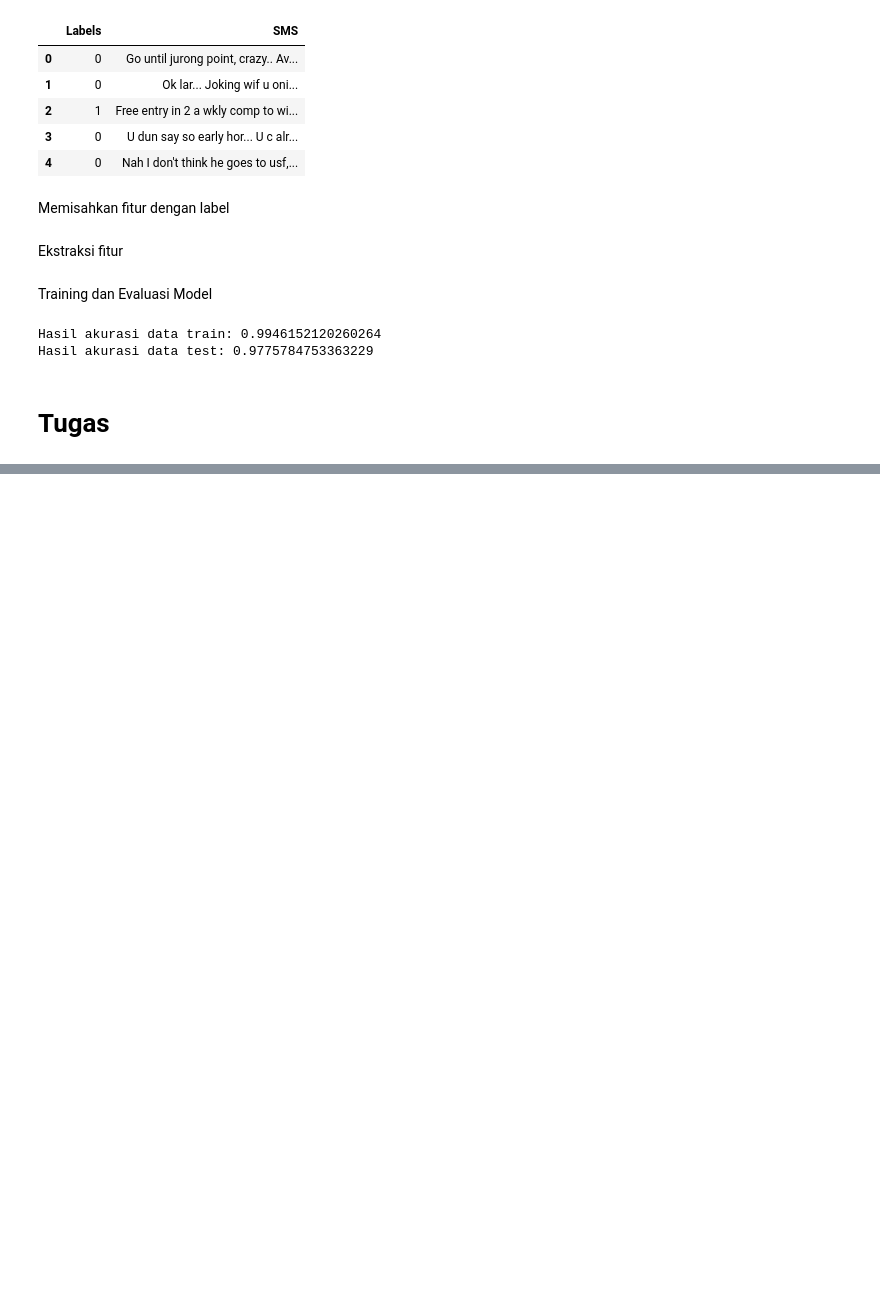
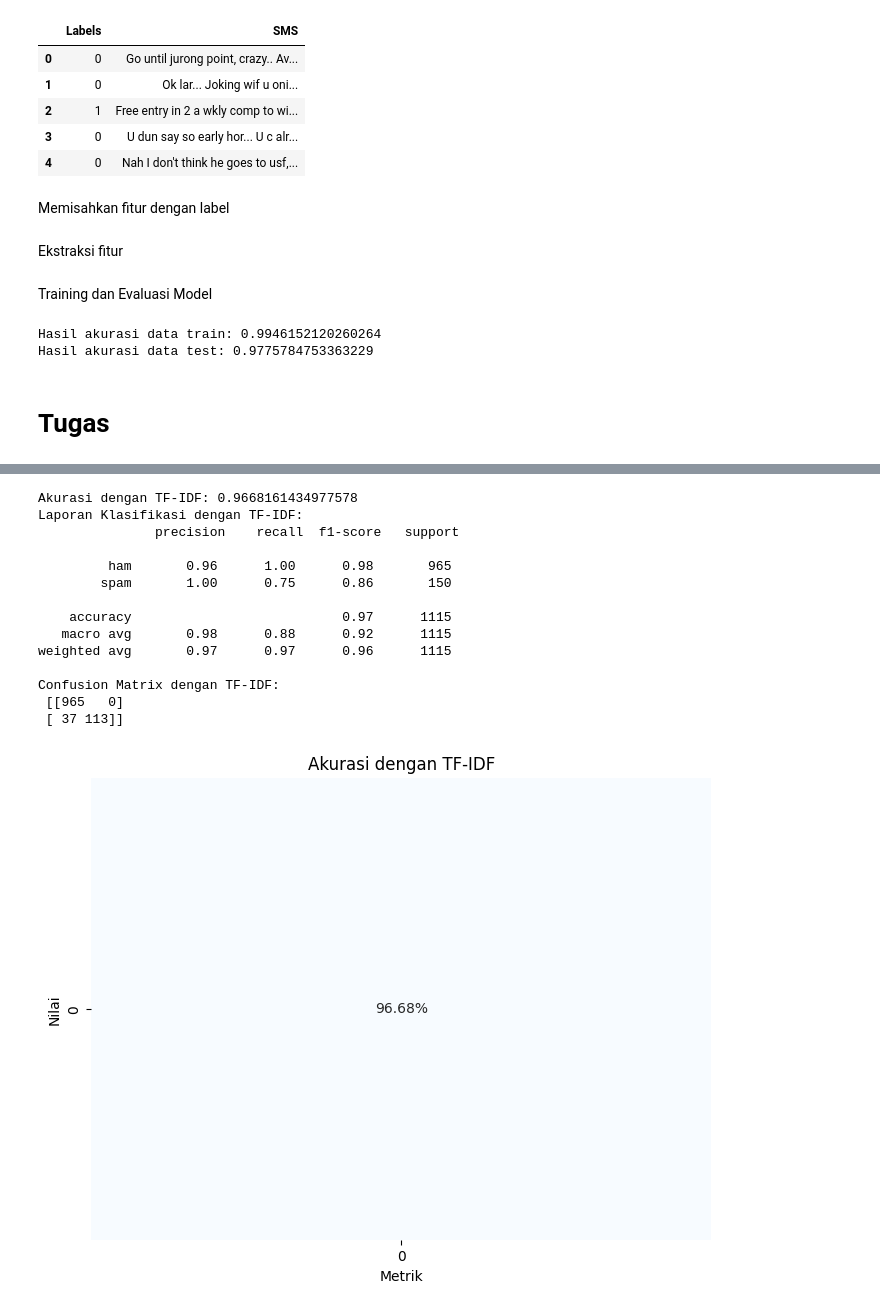
Before and after one commit to taufiqyfirdaus/Machine_Learning, a Jupyter notebook: modul4.ipynb, the cells around one changed output, grey strips where cells are left out. Drawn from its saved outputs; the diff is of its cells as text; code cells hidden in the pictures; blank space fills up the shorter version.

```diff
--- a/modul4.ipynb
+++ b/modul4.ipynb
@@ -688,0 +865,76 @@ Hasil akurasi data test: 0.9775784753363229
+# %%
+import pandas as pd
+import matplotlib.pyplot as plt
+import seaborn as sns
+from sklearn.model_selection import train_test_split
+from sklearn.feature_extraction.text import TfidfVectorizer
+from sklearn.naive_bayes import MultinomialNB
+from sklearn.metrics import accuracy_score, classification_report, confusion_matrix
+
+# Muat data spam.csv
+data = pd.read_csv('spam.csv', encoding='latin-1')
+
+# Bagi data menjadi data latih dan data uji
+X = data['v2']
+y = data['v1']
+X_train, X_test, y_train, y_test = train_test_split(X, y, test_size=0.2, random_state=42)
+
+# Inisialisasi dan konfigurasi TfidfVectorizer dengan stop words
+vectorizer = TfidfVectorizer(stop_words='english')
+
+# Transformasi teks menjadi vektor fitur TF-IDF
+X_train = vectorizer.fit_transform(X_train)
+X_test = vectorizer.transform(X_test)
+
+# Inisialisasi model klasifikasi Multinomial Naive Bayes
+nb_classifier = MultinomialNB()
+
+# Latih model
+nb_classifier.fit(X_train, y_train)
+
+# Lakukan prediksi pada data uji
+y_pred = nb_classifier.predict(X_test)
+
+# Evaluasi hasilnya
+accuracy = accuracy_score(y_test, y_pred)
+print("Akurasi dengan TF-IDF:", accuracy)
+
+# Laporan Klasifikasi
+classification_rep = classification_report(y_test, y_pred)
+print("Laporan Klasifikasi dengan TF-IDF:\n", classification_rep)
+
+# Confusion Matrix
+conf_matrix = confusion_matrix(y_test, y_pred)
+print("Confusion Matrix dengan TF-IDF:\n", conf_matrix)
+
+# Visualisasi Akurasi
+plt.figure(figsize=(8, 6))
+sns.heatmap([[accuracy]], annot=True, fmt='.2%', cmap='Blues', cbar=False)
+plt.title('Akurasi dengan TF-IDF')
+plt.xlabel('Metrik')
+plt.ylabel('Nilai')
+plt.show()
+
+# Visualisasi Confusion Matrix
+plt.figure(figsize=(8, 6))
+sns.heatmap(conf_matrix, annot=True, cmap='Blues', fmt='d', cbar=False)
+plt.title('Confusion Matrix dengan TF-IDF')
+plt.xlabel('Prediksi')
+plt.ylabel('Aktual')
+plt.show()
+# %% [output]
+Akurasi dengan TF-IDF: 0.9668161434977578
+Laporan Klasifikasi dengan TF-IDF:
+               precision    recall  f1-score   support
+
+         ham       0.96      1.00      0.98       965
+        spam       1.00      0.75      0.86       150
+
+    accuracy                           0.97      1115
+   macro avg       0.98      0.88      0.92      1115
+weighted avg       0.97      0.97      0.96      1115
+
+Confusion Matrix dengan TF-IDF:
+ [[965   0]
+ [ 37 113]]
+[figure, added]
```
Also changed, not shown: parts of 11 cells of this notebook.
